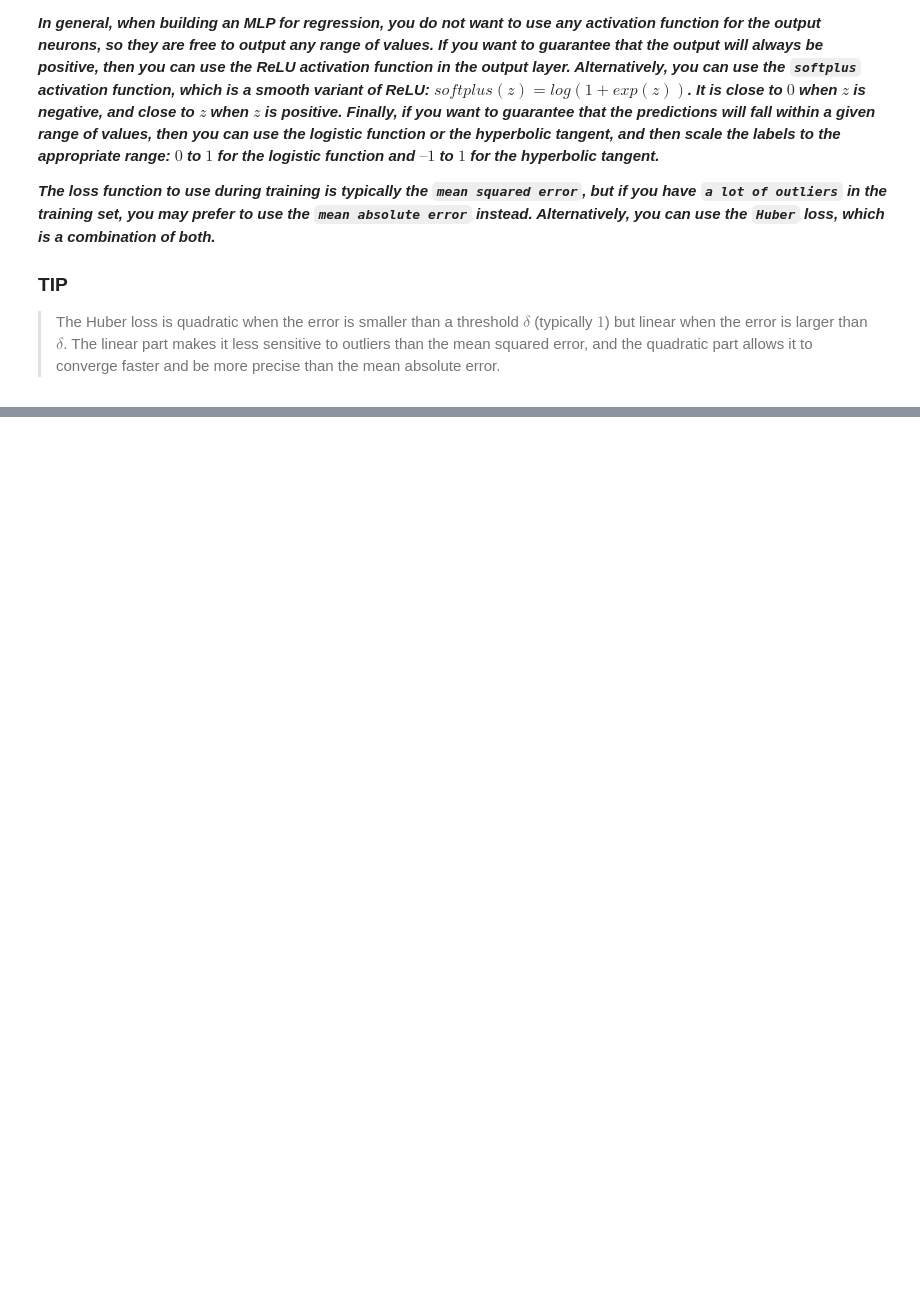
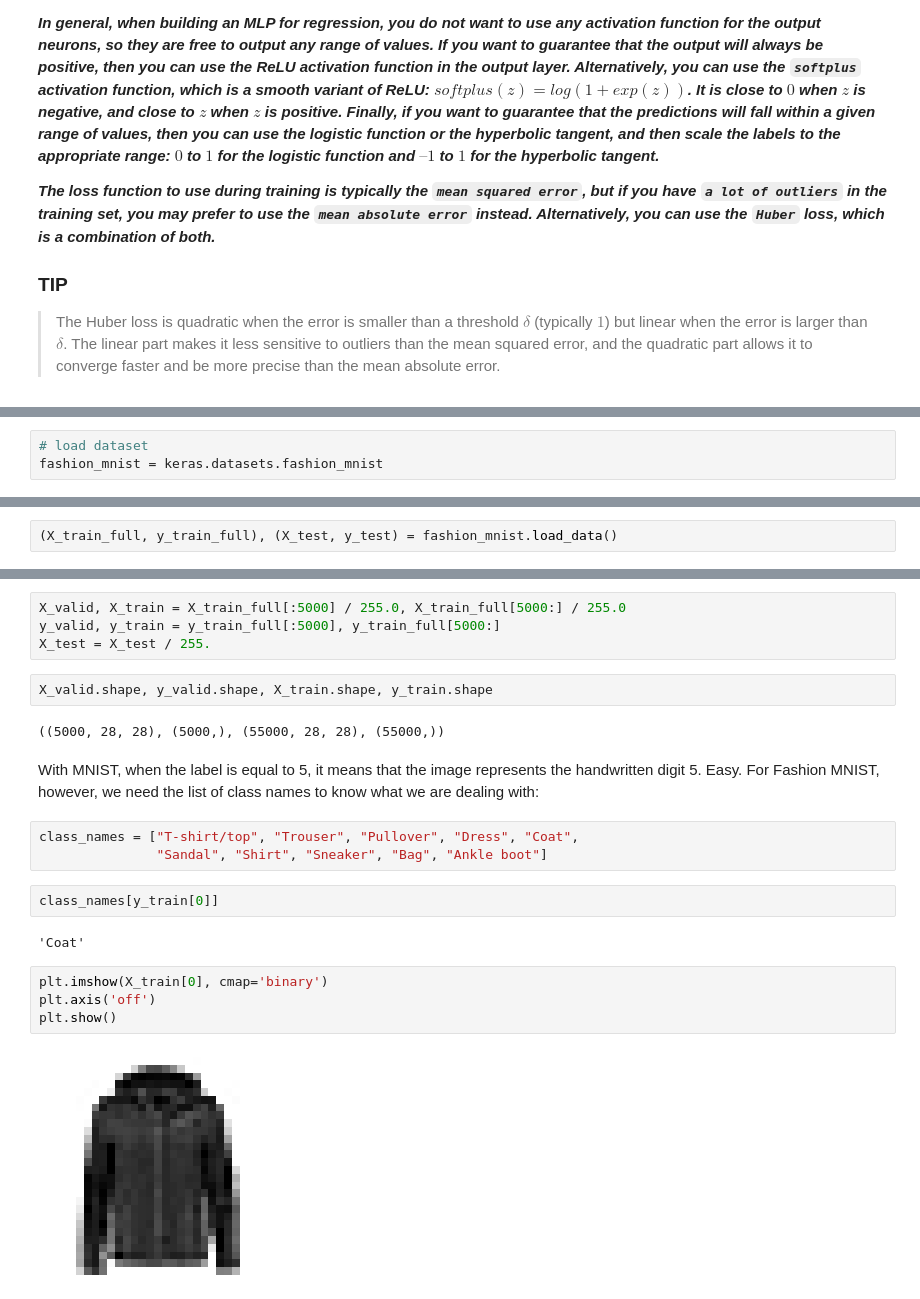
Before and after one commit to SachinGarg10/hands_on_ml_book_projects, a Jupyter notebook: ch10_Intro_to_ANN.ipynb, the cells around one changed output, grey strips where cells are left out. Cells and saved outputs as stored; diff of their text form; blank space fills up the shorter version.

```diff
--- a/ch10_Intro_to_ANN.ipynb
+++ b/ch10_Intro_to_ANN.ipynb
@@ -269,0 +327,3 @@ Regarding the loss function, since we are predicting probability distributions,
+# %%
+# load dataset
+fashion_mnist = keras.datasets.fashion_mnist
@@ -269,0 +334,2 @@ Regarding the loss function, since we are predicting probability distributions,
+# %%
+(X_train_full, y_train_full), (X_test, y_test) = fashion_mnist.load_data()
@@ -269,0 +358,23 @@ Regarding the loss function, since we are predicting probability distributions,
+# %%
+X_valid, X_train = X_train_full[:5000] / 255.0, X_train_full[5000:] / 255.0
+y_valid, y_train = y_train_full[:5000], y_train_full[5000:]
+X_test = X_test / 255.
+# %%
+X_valid.shape, y_valid.shape, X_train.shape, y_train.shape
+# %% [output]
+((5000, 28, 28), (5000,), (55000, 28, 28), (55000,))
+# %% [markdown]
+With MNIST, when the label is equal to 5, it means that the image represents the handwritten digit 5. Easy. For Fashion MNIST, however, we need the list of class names to know what we are dealing with:
+# %%
+class_names = ["T-shirt/top", "Trouser", "Pullover", "Dress", "Coat",
+               "Sandal", "Shirt", "Sneaker", "Bag", "Ankle boot"]
+# %%
+class_names[y_train[0]]
+# %% [output]
+'Coat'
+# %%
+plt.imshow(X_train[0], cmap='binary')
+plt.axis('off')
+plt.show()
+# %% [output]
+[figure, added]
```
Also changed, not shown: parts of 81 cells of this notebook.
